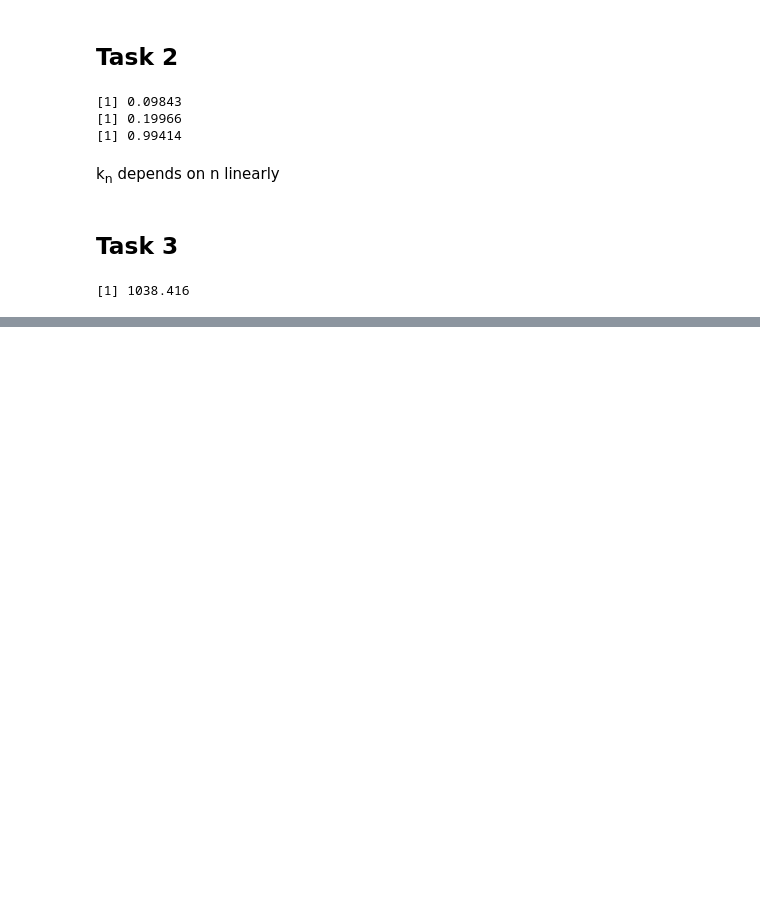
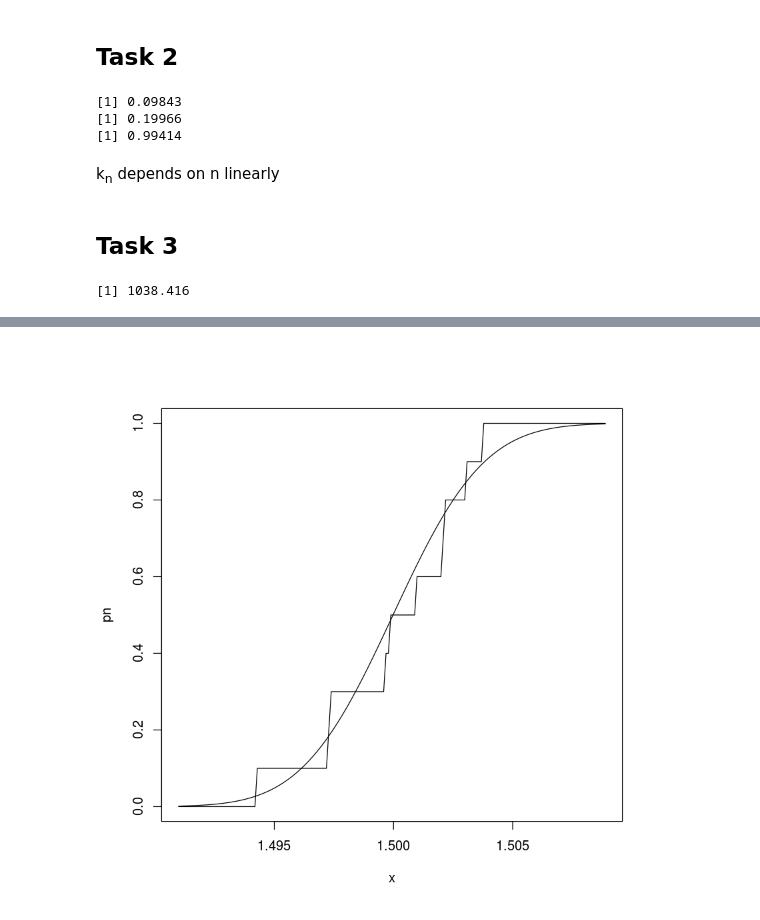
Before and after one commit to neonbevz/r-labs, a Jupyter notebook: A.Bevz - Lab1.ipynb, the cells around one changed output, grey strips where cells are left out. Saved outputs shown, nothing was run; the diff lists cells and outputs as text; code cells hidden in the pictures; blank space fills up the shorter version.

```diff
--- a/A.Bevz - Lab1.ipynb
+++ b/A.Bevz - Lab1.ipynb
@@ -98,0 +120,5 @@ print(iterate_append(it) / it)
+# %%
+n <- 10
+plot_vars(n, N, k)
+# %% [output]
+[figure, added]
```
Also changed, not shown: parts of 4 cells of this notebook.
